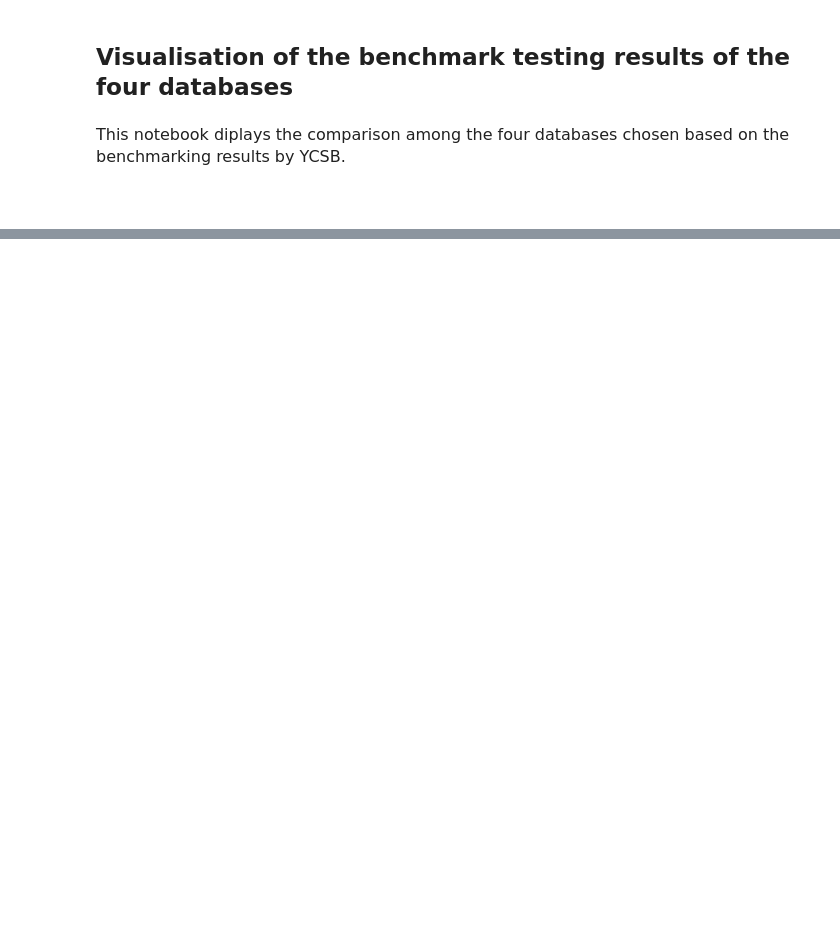
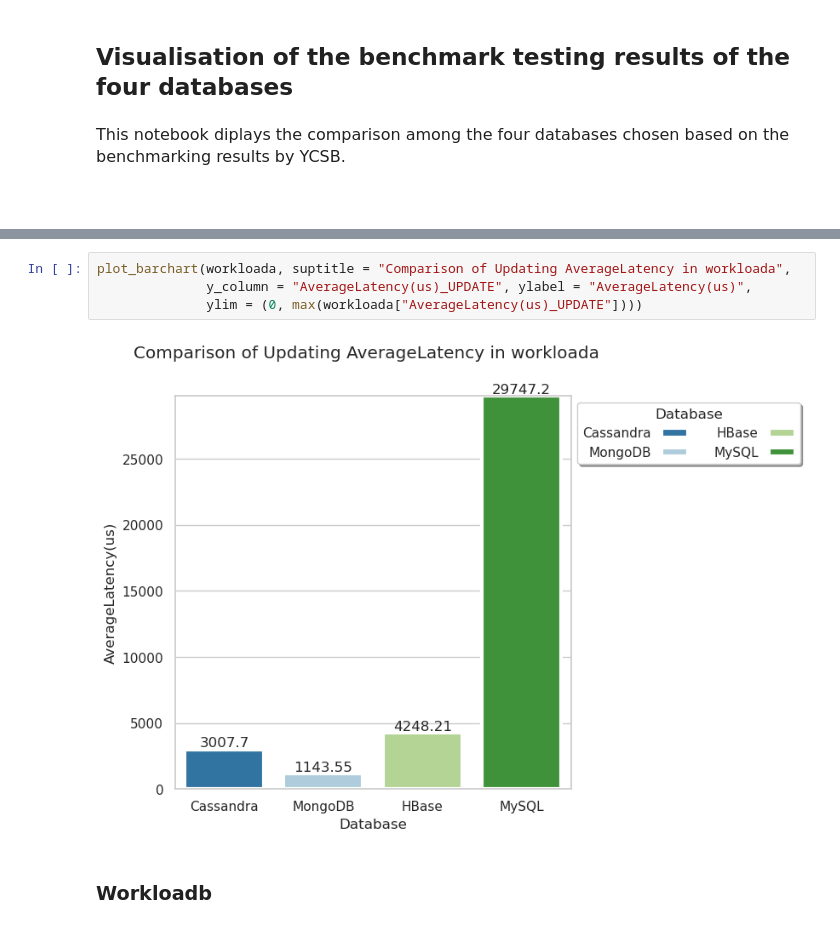
Before and after one commit to alecfei/sentiment-analysis-climate-change, a Jupyter notebook: benchmark testing/compare results and visualise.ipynb, the cells around one changed output, grey strips where cells are left out. Cells and saved outputs as stored; diff of their text form; blank space fills up the shorter version.

```diff
--- a/benchmark testing/compare results and visualise.ipynb
+++ b/benchmark testing/compare results and visualise.ipynb
@@ -34,0 +111,8 @@ workloada = pd.
+# %%
+plot_barchart(workloada, suptitle = "Comparison of Updating AverageLatency in workloada",
+              y_column = "AverageLatency(us)_UPDATE", ylabel = "AverageLatency(us)",
+              ylim = (0, max(workloada["AverageLatency(us)_UPDATE"])))
+# %% [output]
+[figure, added]
+# %% [markdown]
+### Workloadb
```
Also changed, not shown: parts of 13 cells of this notebook.
